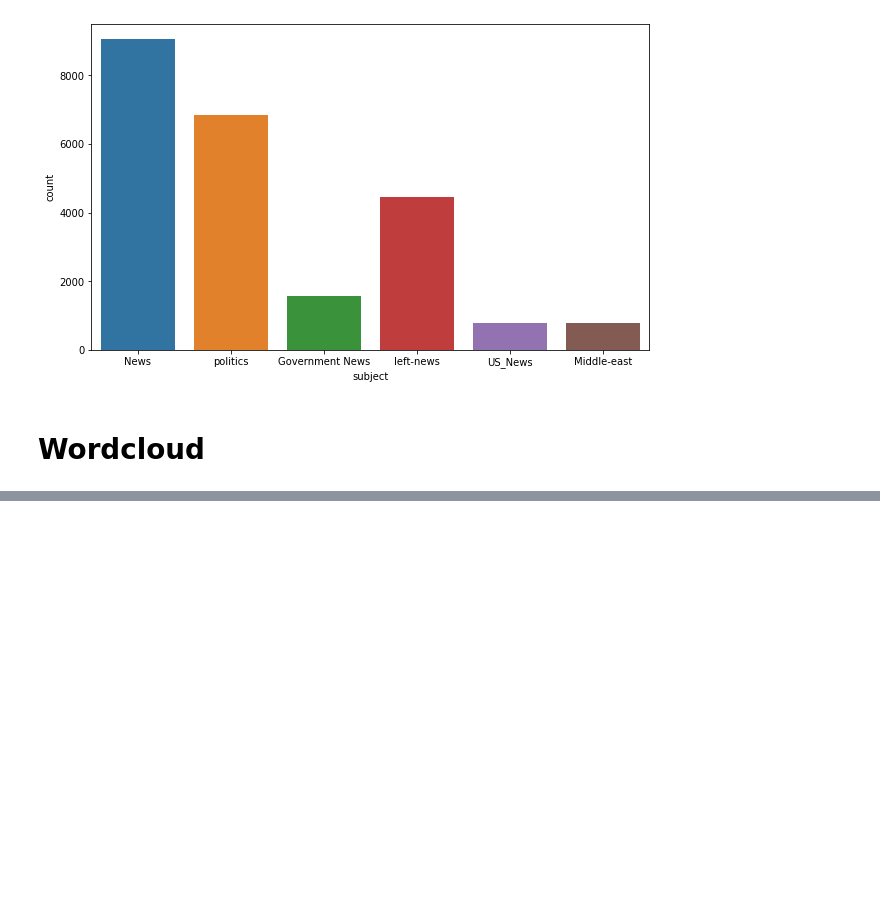
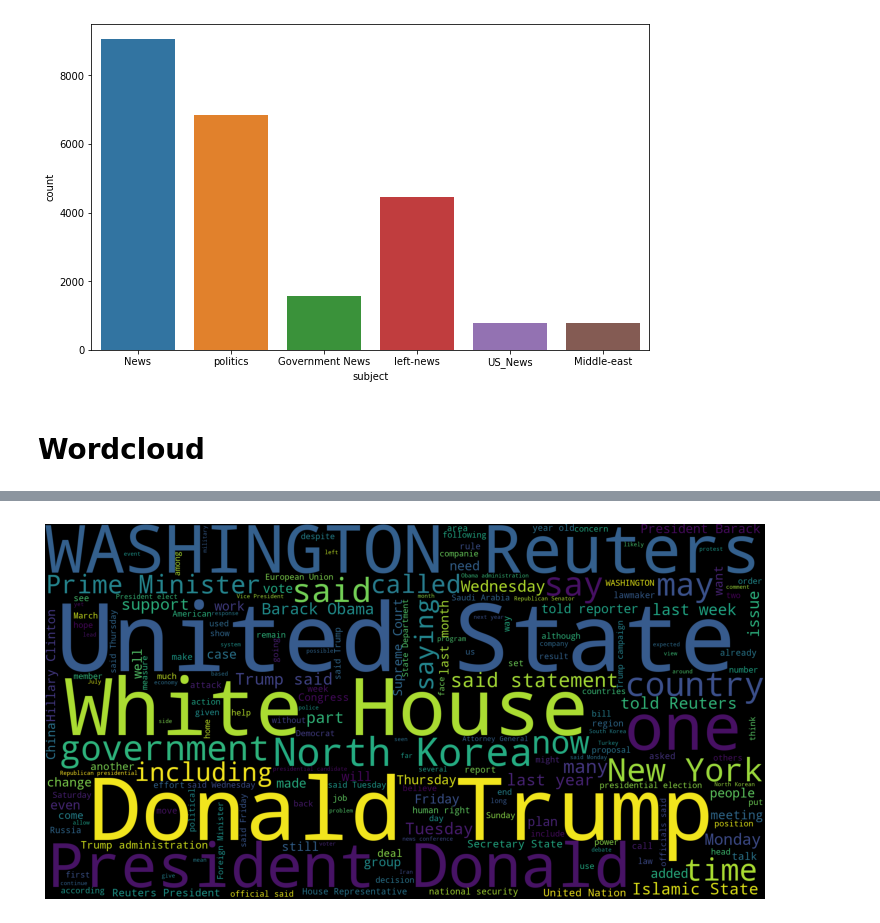
Before and after one commit to anturex2016/Data_mining, a Jupyter notebook: fake_news_detection.ipynb, the cells around one changed output, grey strips where cells are left out. Drawn from its saved outputs; the diff is of its cells as text; code cells hidden in the pictures; blank space fills up the shorter version.

```diff
--- a/fake_news_detection.ipynb
+++ b/fake_news_detection.ipynb
@@ -68,0 +82,8 @@ plt.imshow(wordCloud)
+# %%
+fig=plt.figure(figsize=(10,6))
+plt.imshow(wordCloud)
+plt.axis('off')
+plt.tight_layout(pad=0)
+plt.show()
+# %% [output]
+[figure, added]
```
Also changed, not shown: parts of 27 cells of this notebook.
